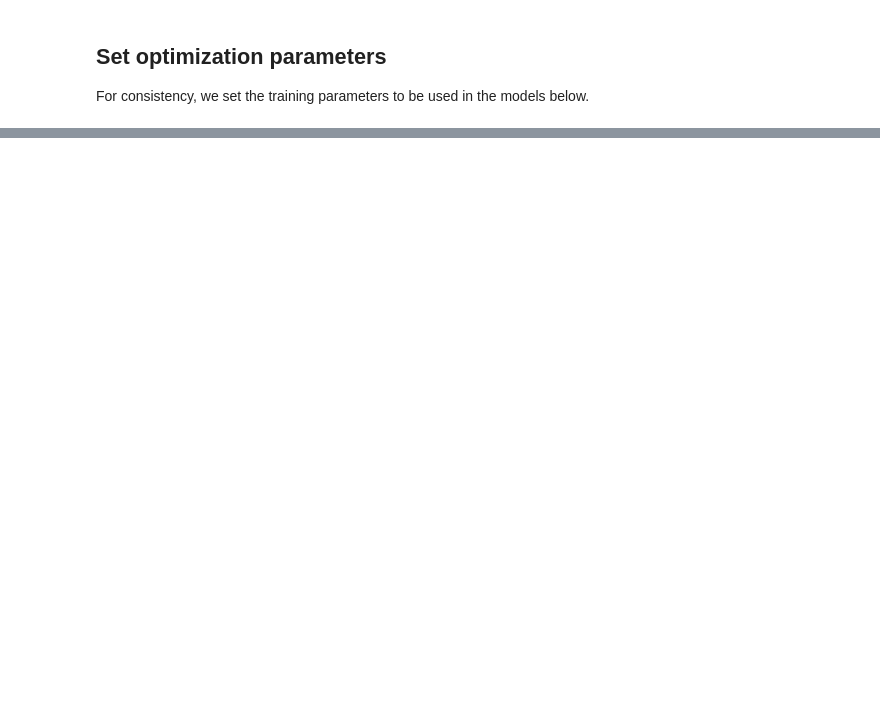
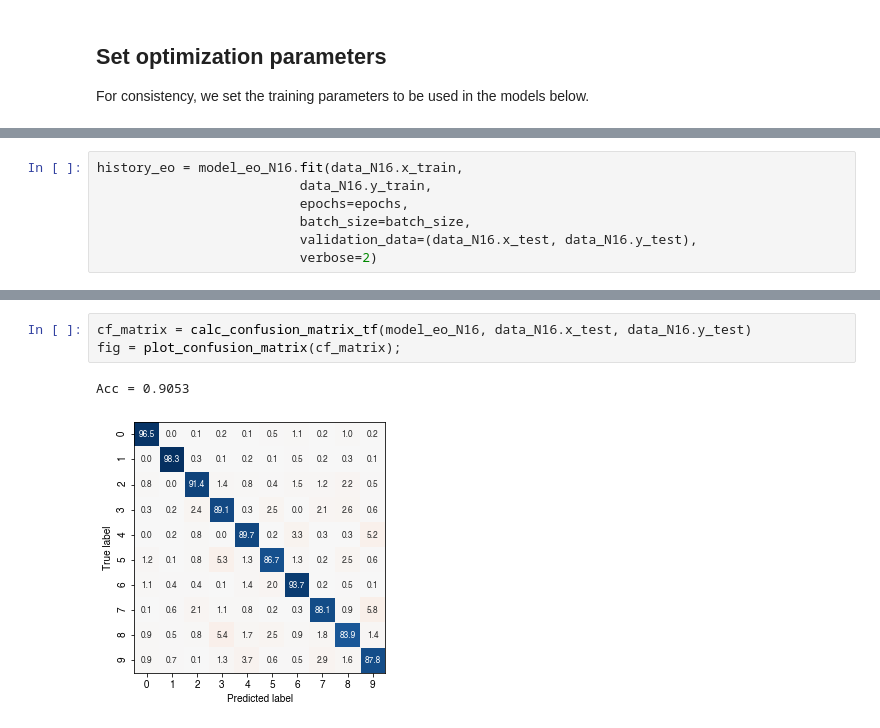
Before and after one commit to fancompute/electro-optic-activation, a Jupyter notebook: study_mnist.ipynb, the cells around one changed output, grey strips where cells are left out. Cells and saved outputs as stored; diff of their text form; blank space fills up the shorter version.

```diff
--- a/study_mnist.ipynb
+++ b/study_mnist.ipynb
@@ -334,0 +109,7 @@ Acc = 0.9388
+# %%
+history_eo = model_eo_N16.fit(data_N16.x_train,
+                          data_N16.y_train,
+                          epochs=epochs,
+                          batch_size=batch_size,
+                          validation_data=(data_N16.x_test, data_N16.y_test),
+                          verbose=2)
@@ -334,0 +134,6 @@ Acc = 0.9388
+# %%
+cf_matrix = calc_confusion_matrix_tf(model_eo_N16, data_N16.x_test, data_N16.y_test)
+fig = plot_confusion_matrix(cf_matrix);
+# %% [output]
+Acc = 0.9053
+[figure, added]
```
Also changed, not shown: parts of 38 cells of this notebook, 3 other files.
